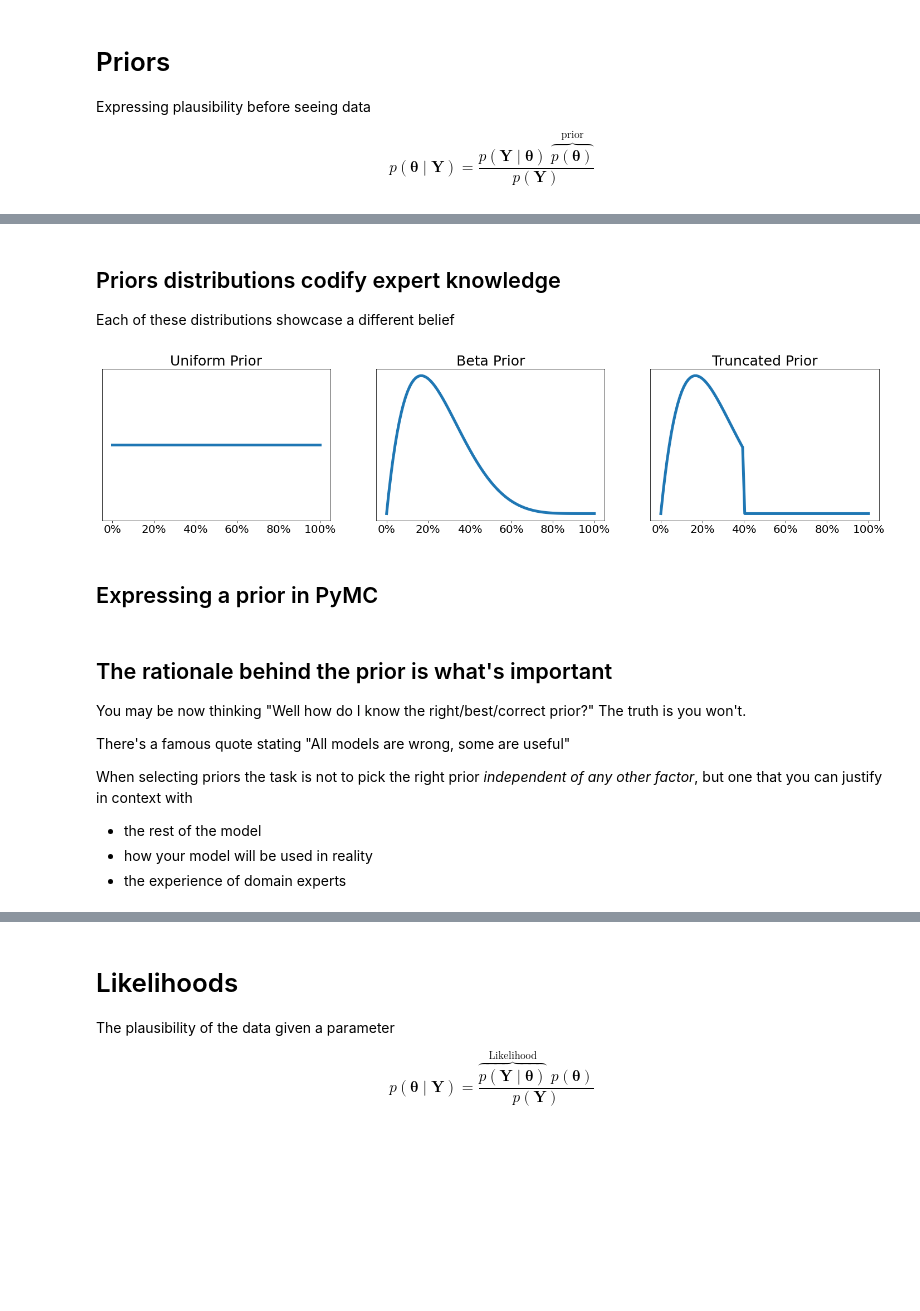
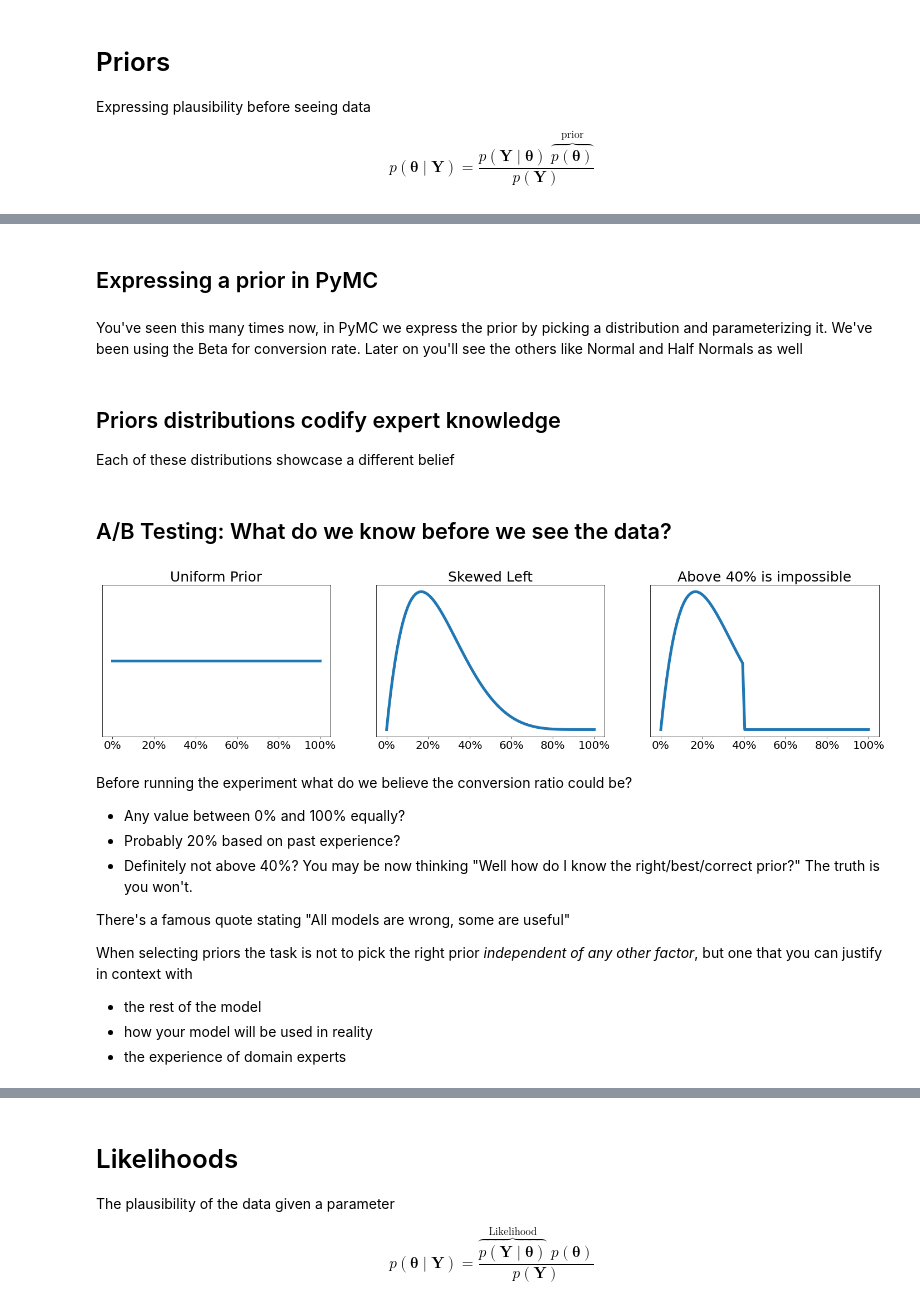
Before and after one commit to AlexAndorra/notebooks-experiments, a Jupyter notebook: 4_Bayes_Rule/Bayes_Rule_All.ipynb, the cells around one changed output, grey strips where cells are left out. Cells and saved outputs as stored; diff of their text form; code cells hidden in the pictures; blank space fills up the shorter version.

```diff
--- a/4_Bayes_Rule/Bayes_Rule_All.ipynb
+++ b/4_Bayes_Rule/Bayes_Rule_All.ipynb
@@ -105,0 +99,2 @@ Before running the experiment what do we believe the conversion ratio could be?
+# %% [markdown]
+## Expressing a prior in PyMC
@@ -106,38 +106,40 @@ Before running the experiment what do we believe the conversion ratio could be?
+# %% [markdown]
+You've seen this many times now, in PyMC we express the prior by picking a distribution and parameterizing it. We've been using the Beta for conversion rate. Later on you'll see the others like Normal and Half Normals as well
 # %% [markdown]
 ## Priors distributions codify expert knowledge
 Each of these distributions showcase a different belief
+# %% [markdown]
+## A/B Testing: What do we know before we see the data?
 # %%
 import matplotlib.ticker as mtick
 
 def priors(labels):
     fig, axes = plt.subplots(1, 3, figsize=(25,5))
 
     x = np.linspace(0,1,100)
 
     unif = stats.uniform(0,1)
     axes[0].plot(x, unif.pdf(x), lw=5)
     axes[0].set_title(labels[0], fontsize=25)
 
     beta = stats.beta(2,6)
     axes[1].plot(x, beta.pdf(x), lw=5)
     axes[1].set_title(labels[1], fontsize=25)
 
 
     truncated = stats.beta(4,12)
     pdf = beta.pdf(x)
     pdf[x>.4] = 0
     axes[2].plot(x, pdf, lw=5)
     axes[2].set_title(labels[2], fontsize=25)
 
     for ax in axes:
         ax.set_yticks([])
         ax.xaxis.set_major_formatter(mtick.PercentFormatter(1.0))
         ax.tick_params(axis="x", labelsize=20)
     return
 
-labels = ["Uniform Prior", "Beta Prior", "Truncated Prior"]
+labels = ["Uniform Prior", "Skewed Left", "Above 40% is impossible"]
 priors(labels)
 # %% [output]
-[figure, old version]
+[figure, new version]
-# %% [markdown]
-## Expressing a prior in PyMC
@@ -149,6 +146,9 @@ with pm.Model() as model_a:
 # %% [markdown]
-## The rationale behind the prior is what's important
+Before running the experiment what do we believe the conversion ratio could be?
 
+* Any value between 0% and 100% equally?
+* Probably 20% based on past experience?
+* Definitely not above 40%?
 You may be now thinking "Well how do I know the right/best/correct prior?" The truth is you won't.
 
 There's a famous quote stating "All models are wrong, some are useful"
```
Also changed, not shown: parts of 28 cells of this notebook, 1 other file.
